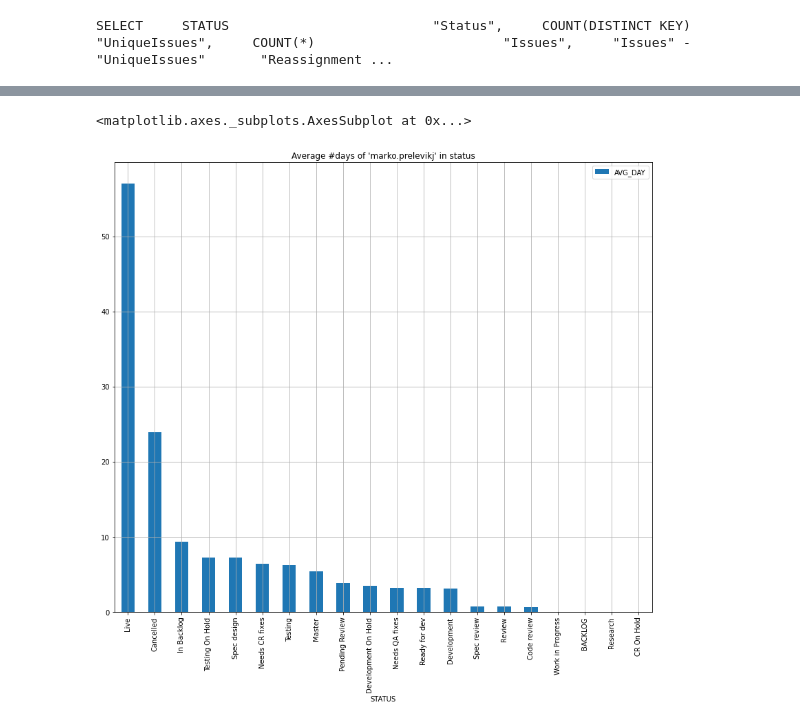
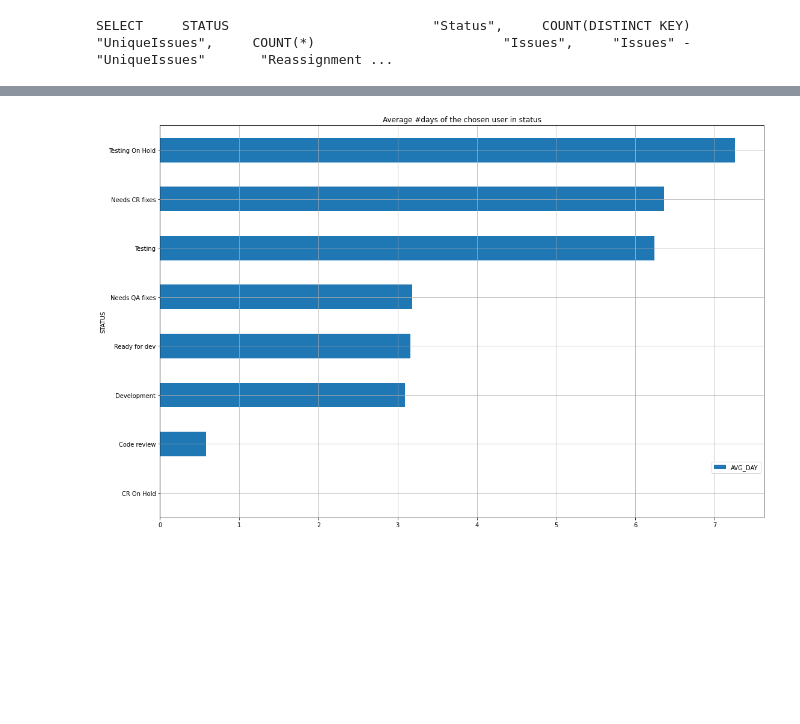
Before and after one commit to pr3mar/thesis, a Jupyter notebook: src/reports/timeline_analysis.ipynb, the cells around one changed output, grey strips where cells are left out. Drawn from its saved outputs; the diff is of its cells as text; code cells hidden in the pictures; blank space fills up the shorter version.

```diff
--- a/src/reports/timeline_analysis.ipynb
+++ b/src/reports/timeline_analysis.ipynb
@@ -11,12 +11,13 @@ import src.compute.timeline as timeline
 import src.compute.developer as developer
 from src.compute.utils import Interval
 from src.db.utils import SnowflakeWrapper
+from src.config import data_root
 
 pd.options.display.float_format = '{:,.2f}'.format
 np.set_printoptions(precision=2)
 conn = SnowflakeWrapper.create_snowflake_connection()
 sw = SnowflakeWrapper(conn)
-figure_size = (14, 12)
+figure_size = (18, 12)
 # %%
 active_interval: Interval = Interval(
     # fromDate=date(2019, 7, 1), # year, month, day
@@ -25,6 +26,18 @@ active_interval: Interval = Interval(
     toDate=date(2020, 1, 1)
 )
 print(active_interval)
+
+statuses_of_interest = [
+    # "BACKLOG",
+    "Ready for dev",
+    "Development",
+    "Code review",
+    "Needs CR fixes",
+    "CR On Hold",
+    "Testing",
+    "Needs QA fixes",
+    "Testing On Hold",
+]
 # %% [output]
 ('2019-10-01', '2020-01-01')
 # %%
@@ -66,18 +90,21 @@ Spec in progress = 0.009 days
 # %%
 userId = "marko.prelevikj"
 dev = developer.get_developer(sw, interval=active_interval, userId=userId)
-dev.loc[(dev["AVG_DAY"] > 0)]\
-    .sort_values("AVG_DAY", ascending=False)\
+plot = dev\
+    .loc[dev["STATUS"].isin(statuses_of_interest)]\
+    .sort_values("AVG_DAY")\
     .plot(
-        kind='bar',
+        kind='barh',
         x="STATUS",
         y="AVG_DAY",
         figsize=figure_size,
         grid=True,
         # yticks=range(0, int(dev["AVG_DAY"].max()) + 1, 1),
-        title=f"Average #days of '{userId}' in status"
-    )
+        title=f"Average #days of the chosen user in status"
+    )\
+    .legend(bbox_to_anchor=(1, 0.15))
+fig = plot.get_figure()
+fig.savefig(f"{data_root}/figs/avg_dev_{userId}.png")
 # %% [output]
-<matplotlib.axes._subplots.AxesSubplot at 0x...>
-[figure, old version]
+[figure, new version]
 # %%
```
Also changed, not shown: parts of 6 cells of this notebook, 21 other files.
